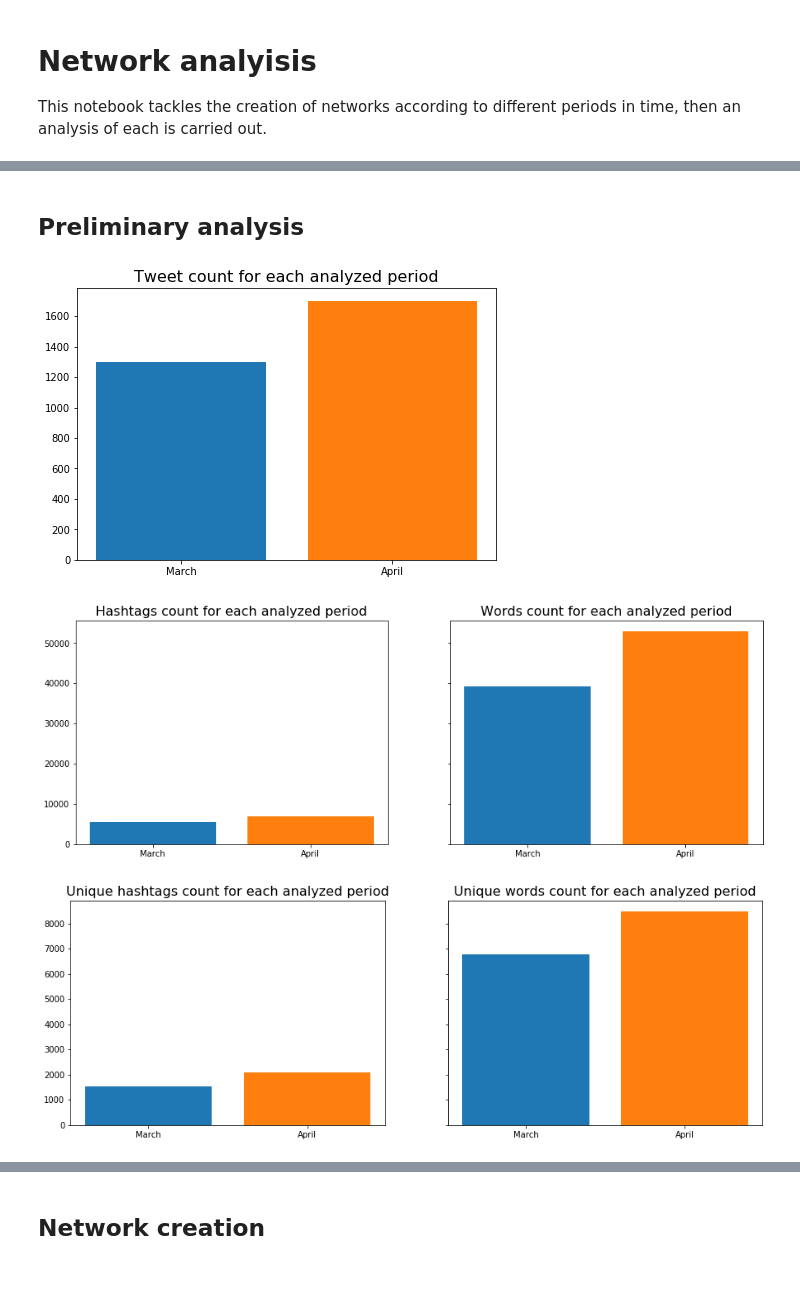
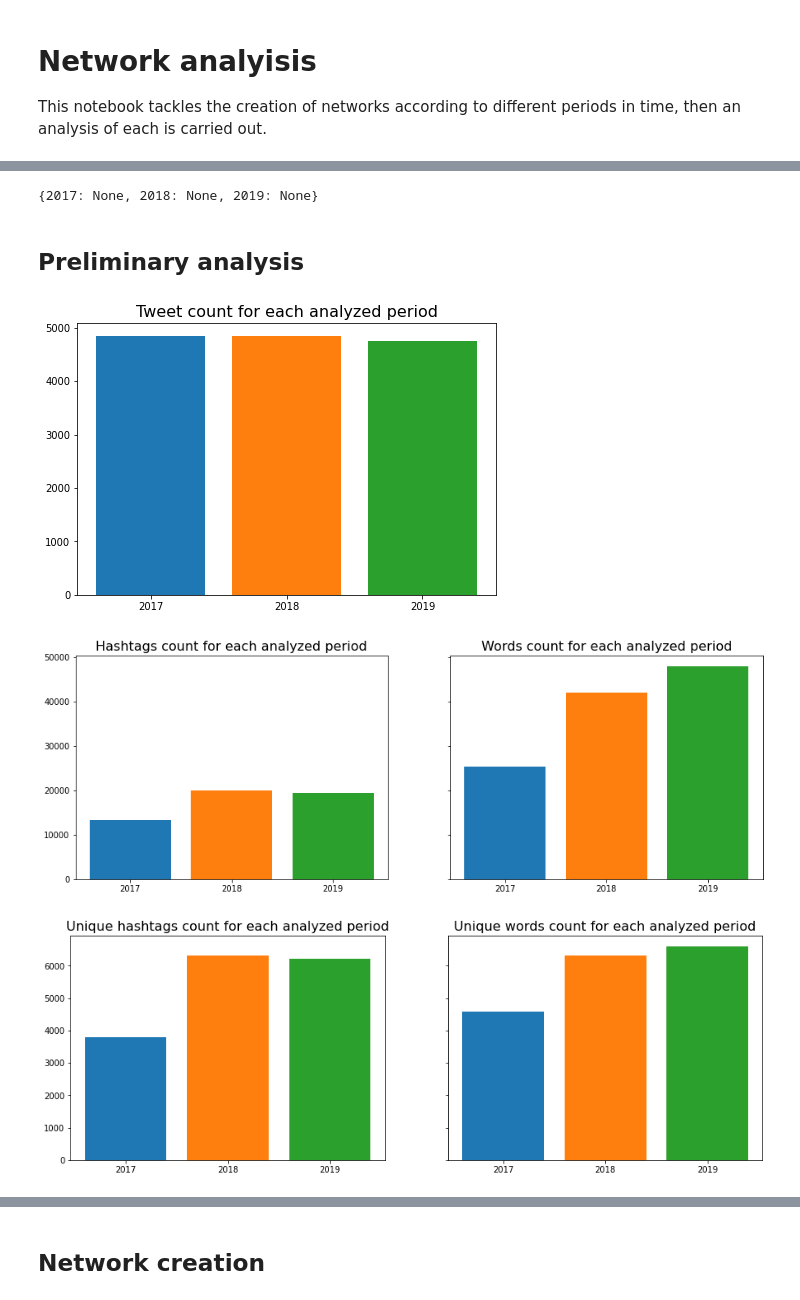
Before and after one commit to Mmiglio/ClimateAction, a Jupyter notebook: Untitled.ipynb, the cells around one changed output, grey strips where cells are left out. Cells and saved outputs as stored; diff of their text form; code cells hidden in the pictures.

Commit message:
updated networks created

```diff
--- a/Untitled.ipynb
+++ b/Untitled.ipynb
@@ -24,8 +24,9 @@ HASHTAGS_DB_PATH = 'data/db/hashtags.json'  # Path to hashtags dataset
 # %%
 # Define networks container, indexed by periods
 networks = {
-    2017: None,  # March network
-    2018: None  # April network
+    2017: None,
+    2018: None,
+    2019: None
 }
 # %%
 # Import tweets dataset
@@ -70,20 +71,24 @@ words.df.head()
+# %%
+networks
+# %% [output]
+{2017: None, 2018: None, 2019: None}
 # %% [markdown]
 ## Preliminary analysis
 # %%
 # Number of tweets in each period
 
 # Initialize plot
 fig, ax = plt.subplots(figsize=(7.5, 5))
 # TODO Set title
 _ = ax.set_title('Tweet count for each analyzed period', fontsize=16)
 # Loop through each period
 for period in networks.keys():
     # Generate an histogram
-    _ = ax.bar([period], (tweets.df.tweet_date.dt.month_name() == period).sum())
+    _ = ax.bar([str(period)], (tweets.df.tweet_date.dt.year == period).sum())
 # Show plot
 _ = plt.show()
 # %% [output]
-[figure, old version]
+[figure, new version]
 # %%
 # Number of entities (hashtags and words) for each period
 
@@ -95,19 +100,19 @@ _ = axs[1].set_title('Words count for each analyzed period', fontsize=16)
 # Loop through each period
 for period in networks.keys():
     # Get tweets for current period
-    curr_tweets = tweets.df[tweets.df.tweet_date.dt.month_name() == period]
+    curr_tweets = tweets.df[tweets.df.tweet_date.dt.year == period]
     # Get tweet ids for current period
     curr_tweets_id = curr_tweets.tweet_id
     # Subset hashtags and words for current period
     curr_hashtags = hashtags.df[hashtags.df.tweet_id.isin(curr_tweets_id)]
     curr_words = words.df[words.df.tweet_id.isin(curr_tweets_id)]
     # Generate hashtags and words barplots
-    _ = axs[0].bar([period], [curr_hashtags.shape[0]])
-    _ = axs[1].bar([period], [curr_words.shape[0]])
+    _ = axs[0].bar([str(period)], [curr_hashtags.shape[0]])
+    _ = axs[1].bar([str(period)], [curr_words.shape[0]])
 # Show plot
 _ = plt.show()
 # %% [output]
-[figure, old version]
+[figure, new version]
 # %%
 # Number of unique entities (hashtags and words) for each period
 
@@ -119,7 +124,7 @@ _ = axs[1].set_title('Unique words count for each analyzed period', fontsize=16)
 # Loop through each period
 for period in networks.keys():
     # Get tweets for current period
-    curr_tweets = tweets.df[tweets.df.tweet_date.dt.month_name() == period]
+    curr_tweets = tweets.df[tweets.df.tweet_date.dt.year == period]
     # Get tweet ids for current period
     curr_tweets_id = curr_tweets.tweet_id
     # Subset hashtags and words for current period
@@ -128,12 +133,12 @@ for period in networks.keys():
     curr_words = words.df[words.df.tweet_id.isin(curr_tweets_id)]
     curr_unique_words = curr_words[['entity_text', 'entity_tag']].drop_duplicates()
     # Generate hashtags and words barplots
-    _ = axs[0].bar([period], [curr_unique_hashtags.shape[0]])
-    _ = axs[1].bar([period], [curr_unique_words.shape[0]])
+    _ = axs[0].bar([str(period)], [curr_unique_hashtags.shape[0]])
+    _ = axs[1].bar([str(period)], [curr_unique_words.shape[0]])
 # Show plot
 _ = plt.show()
 # %% [output]
-[figure, old version]
+[figure, new version]
 # %%
 # Tweets lengths for each period, in terms of either number of words and characters
 
```
Also changed, not shown: parts of 14 cells of this notebook.
